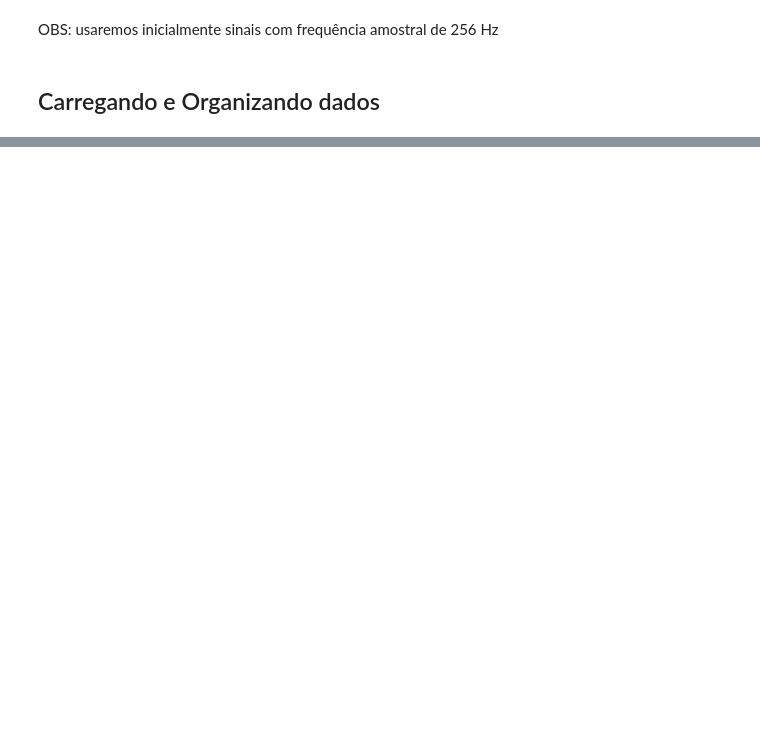
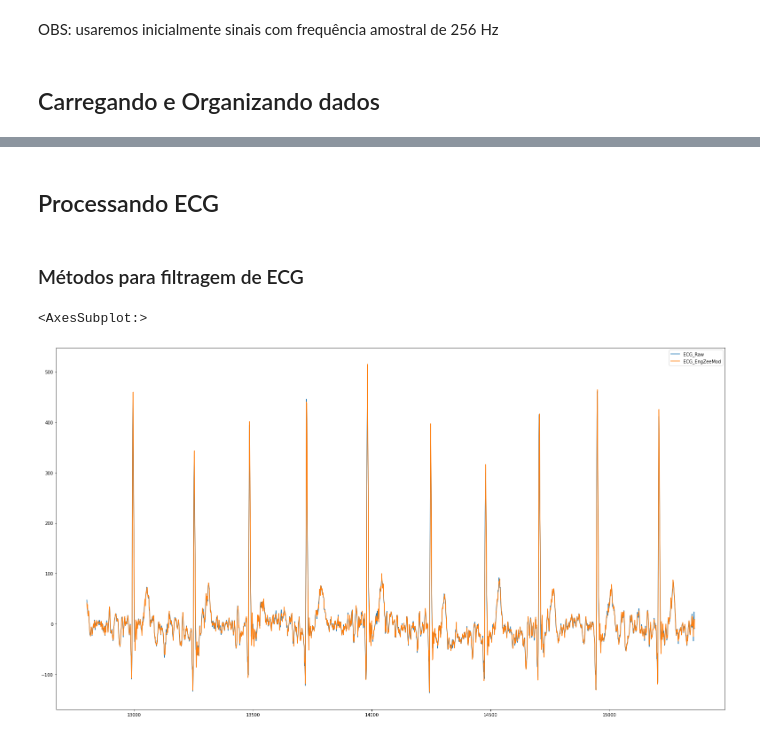
Before and after one commit to davicn/doutorado_ppgee_v2, a Jupyter notebook: src/notebooks/4-explore_ecg.ipynb, the cells around one changed output, grey strips where cells are left out. Cells and saved outputs as stored; diff of their text form; code cells hidden in the pictures; blank space fills up the shorter version.

Commit message:
Limpeza e filtragem de ECG

```diff
--- a/src/notebooks/4-explore_ecg.ipynb
+++ b/src/notebooks/4-explore_ecg.ipynb
@@ -61,0 +109,34 @@ array(['train/01_tcp_ar/044/00004456/s015_2014_06_19/00004456_s015_t002.tse',
+# %% [markdown]
+## Processando ECG
+# %% [markdown]
+### Métodos para filtragem de ECG
+# %%
+# https://neurokit2.readthedocs.io/en/latest/_modules/neurokit2/ecg/ecg_clean.html
+
+import pandas as pd
+import neurokit2 as nk
+import matplotlib.pyplot as plt
+
+# ecg = #nk.ecg_simulate(duration=10, sampling_rate=1000)
+signals = pd.DataFrame({
+    "ECG_Raw": ecg,
+    # "ECG_NeuroKit": nk.ecg_clean(ecg, sampling_rate=256, method="neurokit"),
+    # "ECG_BioSPPy": nk.ecg_clean(ecg, sampling_rate=256, method="biosppy"),
+    # "ECG_PanTompkins": nk.ecg_clean(ecg, sampling_rate=256, method="pantompkins1985"),
+    # "ECG_Hamilton": nk.ecg_clean(ecg, sampling_rate=256, method="hamilton2002"),
+    # "ECG_Elgendi": nk.ecg_clean(ecg, sampling_rate=256, method="elgendi2010"), ## Não
+    "ECG_EngZeeMod": nk.ecg_clean(ecg, sampling_rate=256, method="engzeemod2012")
+})
+
+"""
+From https://github.com/berndporr/py-ecg-detectors/
+
+- C. Zeelenberg, A single scan algorithm for QRS detection and feature extraction, IEEE Comp. in Cardiology, vol. 6, pp. 37-42, 1979.
+
+- A. Lourenco, H. Silva, P. Leite, R. Lourenco and A. Fred, "Real Time Electrocardiogram Segmentation for Finger Based ECG Biometrics", BIOSIGNALS 2012, pp. 49-54, 2012.
+"""
+
+signals.plot(figsize=(27, 15))
+# %% [output]
+<AxesSubplot:>
+[figure, added]
```
Also changed, not shown: parts of 26 cells of this notebook, 4 other files.
